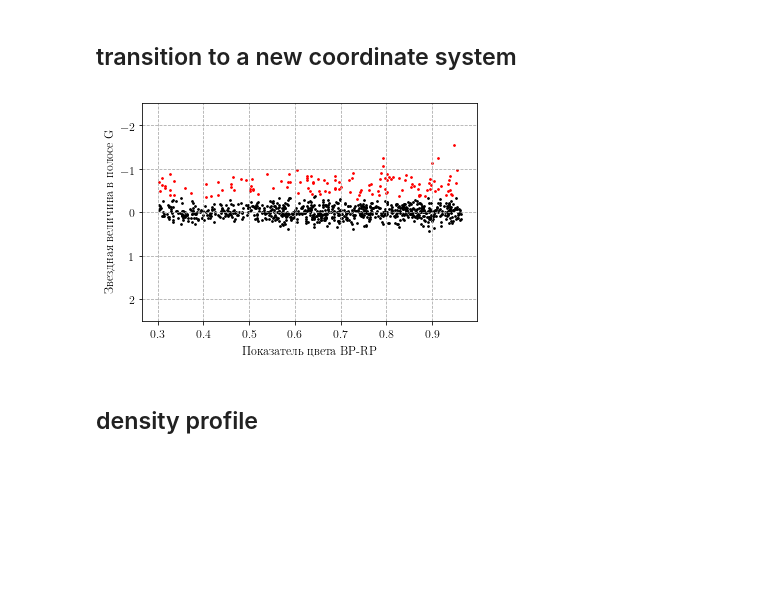
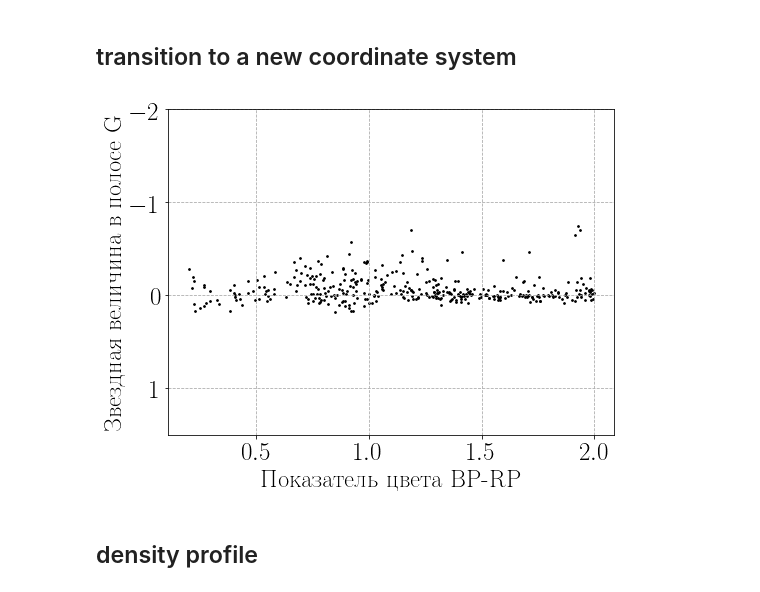
Before and after one commit to olgaborodina/GAIA_binaries, a Jupyter notebook: horizontal_MS.ipynb, the cells around one changed output. Saved outputs shown, nothing was run; the diff lists cells and outputs as text; code cells hidden in the pictures; blank space fills up the shorter version.

Commit message:
Modify code based on model/horizontal_MS

```diff
--- a/horizontal_MS.ipynb
+++ b/horizontal_MS.ipynb
@@ -72,0 +87,8 @@ plt.show()
+# %%
+isochrone_f = pd.DataFrame()
+for i in range(0, nbins):
+    value = f[i,:].max()
+    index_y = f[i,:].argmax()
+
+    isochrone_f = isochrone_f.append(
+                    pd.Series([xi[i,0], yi[0,index_y]]), ignore_index=True)
@@ -72,0 +107,10 @@ plt.show()
+# %%
+isochrone_f = isochrone_f.rename(columns={0 : 'bp-rp, mag', 1 : 'g, mag'})
+
+isochrone_f['g, mag'] = savgol_filter(isochrone_f['g, mag'], 11, 2)
+# %%
+plt.rcParams.update({'font.size': 25})
+plt.rc('text', usetex=True)
+plt.rc('font', family='serif')
+plt.rc('text.latex', preamble=r'\usepackage[utf8]{inputenc}')
+plt.rc('text.latex', preamble=r'\usepackage[russian]{babel}')
@@ -86,22 +140,24 @@ binaries_data['Gmag_new'] = binaries_data['Gmag'] - func_iso(binaries_data['BP_R
+# %%
+func_iso = interp1d(isochrone_f['bp-rp, mag'], isochrone_f['g, mag'])
+stars['Gmag_new'] = stars['phot_g_mean_mag'] - func_iso(stars['phot_color_mag'])
 # %%
-fig, ax = plt.subplots(figsize=(6,4))
-ax.scatter (singles_data['BP_RP'] , singles_data['Gmag_new'] , c ='black', s = 3, label ='звезды')
-ax.scatter (binaries_data['BP_RP'] , binaries_data['Gmag_new'] , c ='red', s = 3, label ='звезды')
+fig, ax = plt.subplots(figsize=(8,6))
+ax.scatter (stars['phot_color_mag'] , stars['Gmag_new'] , c ='black', s = 3, label ='звезды')
 
 ax.grid(c='#aaaaaa', ls='--')
 locs, labels = plt.yticks()
 locs, labels = plt.xticks()
 
-ax.set_ylim(-2.5,2.5)
+ax.set_ylim(-2,1.5)
 ax.invert_yaxis()
 
 plt.xlabel('Показатель цвета BP-RP')
 plt.ylabel('Звездная величина в полосе G')
 ax.tick_params(axis='both', which='major')
-#ax.legend(fontsize = 15)
-plt.savefig("horizontal_sequence.pdf", bbox_inches = 'tight')
+
+plt.savefig(PLOTS_DIRECTORY / f"horizontal_sequence_{CLUSTER}.pdf", bbox_inches = 'tight')
 plt.show()
 # %% [output]
-[figure, old version]
+[figure, new version]
 # %% [markdown]
 ## density profile
```
Also changed, not shown: parts of 35 cells of this notebook.
